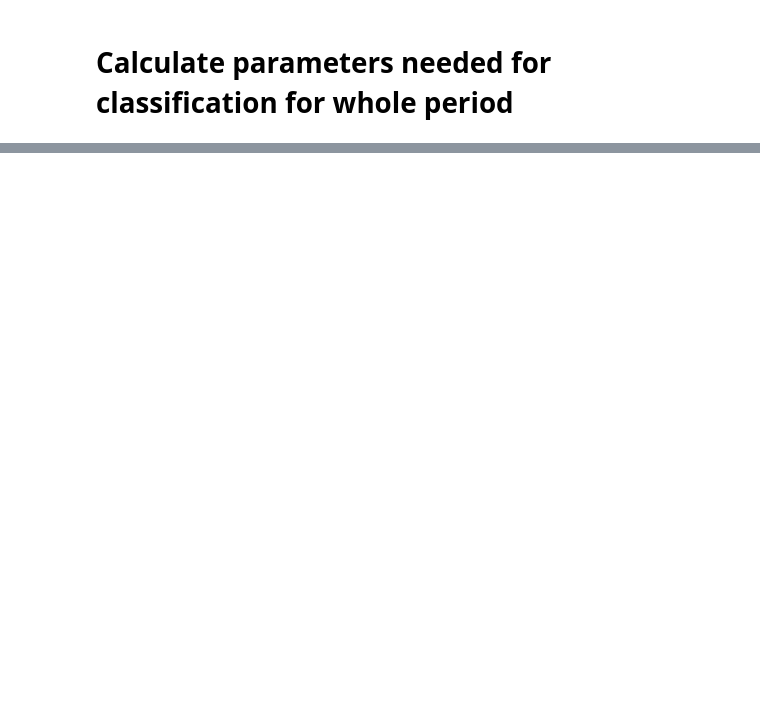
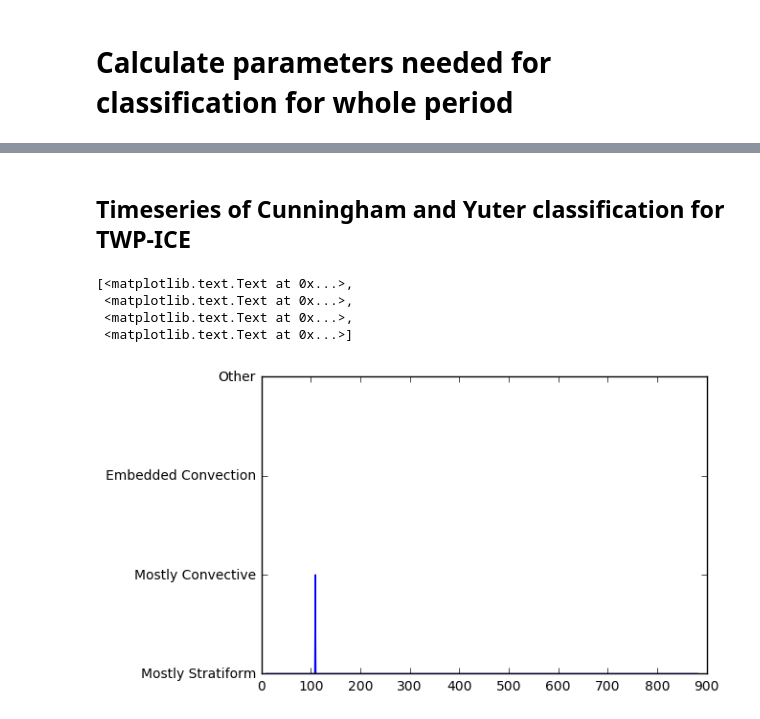
Before and after one commit to rcjackson/cmdv-rrm-anl, a Jupyter notebook: notebooks/Cunningham and Yuter classification test.ipynb, the cells around one changed output, grey strips where cells are left out. Drawn from its saved outputs; the diff is of its cells as text; code cells hidden in the pictures; blank space fills up the shorter version.

```diff
--- a/notebooks/Cunningham and Yuter classification test.ipynb
+++ b/notebooks/Cunningham and Yuter classification test.ipynb
@@ -402,0 +419,21 @@ Stratiform!
+# %% [markdown]
+## Timeseries of Cunningham and Yuter classification for TWP-ICE
+# %%
+from netCDF4 import Dataset
+
+CY_cdf = Dataset('/home/rjackson/data/CYClassification.cdf', mode='r')
+
+classification = CY_cdf.variables['organization'][:]
+
+CY_cdf.close()
+
+plt.figure
+plt.plot(range(0,len(classification)), classification)
+plt.gca().set_yticks([0,1,2,3])
+plt.gca().set_yticklabels(['Mostly Stratiform', 'Mostly Convective', 'Embedded Convection', 'Other'])
+# %% [output]
+[<matplotlib.text.Text at 0x...>,
+ <matplotlib.text.Text at 0x...>,
+ <matplotlib.text.Text at 0x...>,
+ <matplotlib.text.Text at 0x...>]
+[figure, added]
```
Also changed, not shown: parts of 9 cells of this notebook, 2 other files.
